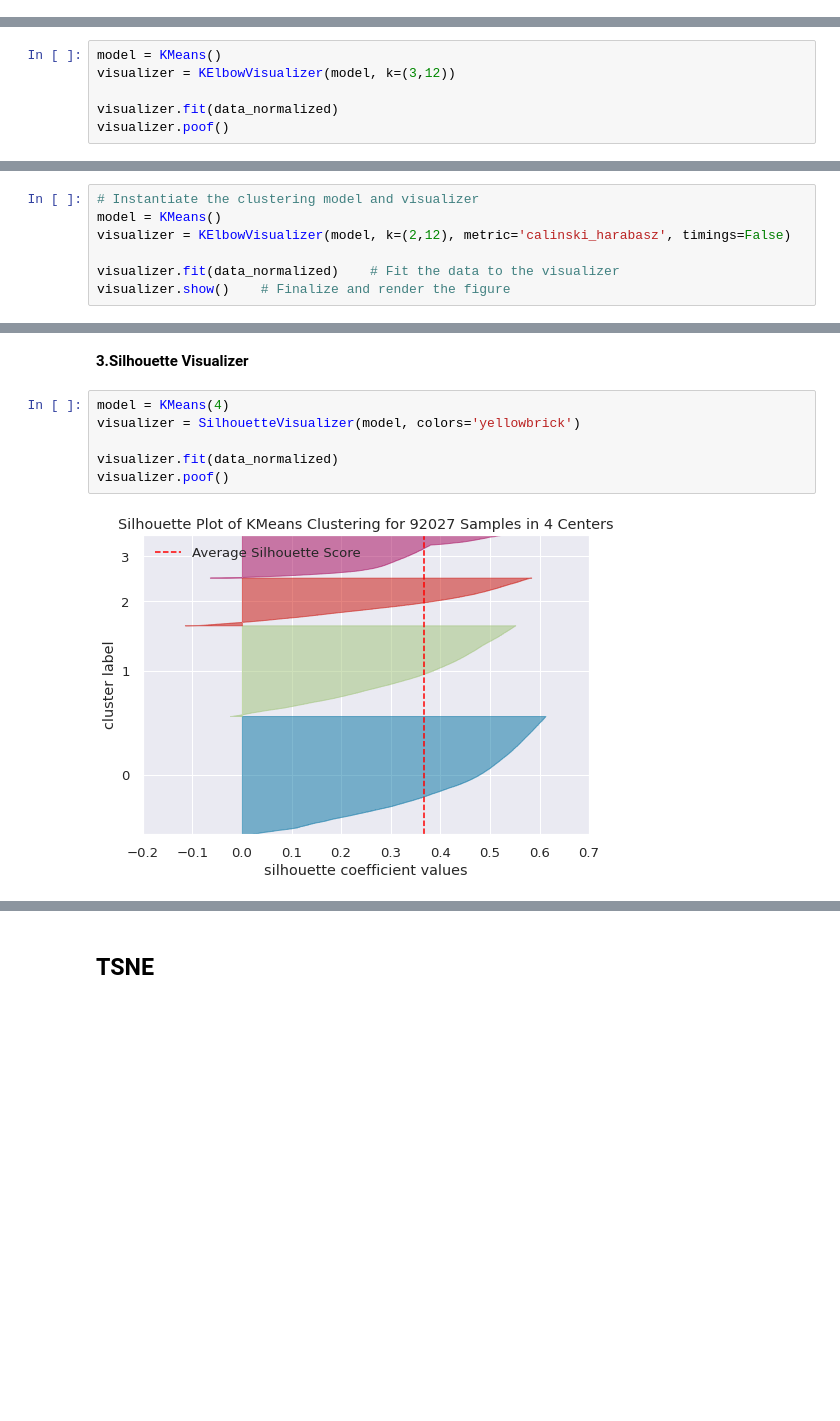
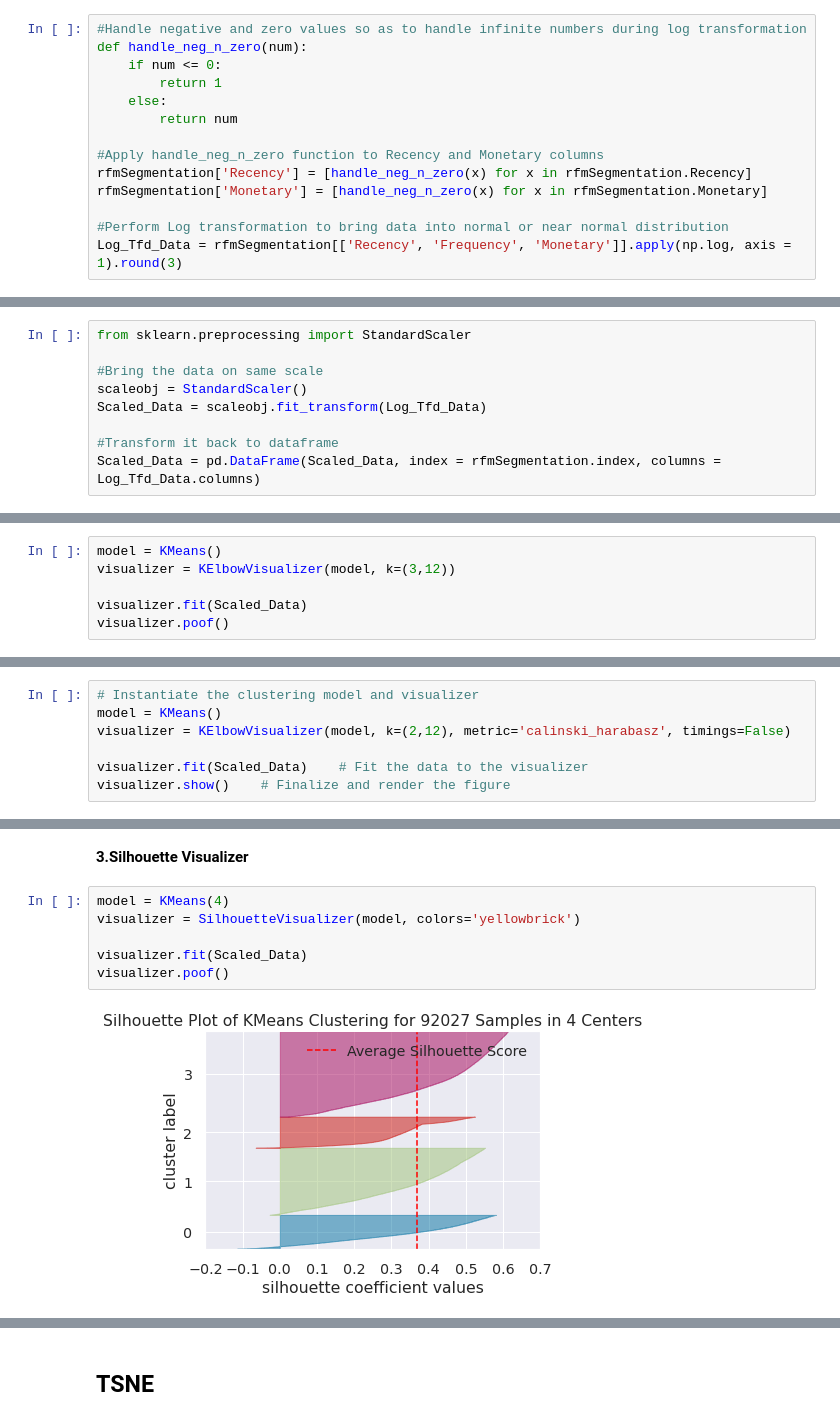
Before and after one commit to Azimoj/Brazilian-E-Commerce, a Jupyter notebook: POLIST_02_notebookessais.ipynb, the cells around one changed output, grey strips where cells are left out. Cells and saved outputs as stored; diff of their text form; blank space fills up the shorter version.

```diff
--- a/POLIST_02_notebookessais.ipynb
+++ b/POLIST_02_notebookessais.ipynb
@@ -459,0 +420,14 @@ data_normalized.head()
+# %%
+#Handle negative and zero values so as to handle infinite numbers during log transformation
+def handle_neg_n_zero(num):
+    if num <= 0:
+        return 1
+    else:
+        return num
+
+#Apply handle_neg_n_zero function to Recency and Monetary columns
+rfmSegmentation['Recency'] = [handle_neg_n_zero(x) for x in rfmSegmentation.Recency]
+rfmSegmentation['Monetary'] = [handle_neg_n_zero(x) for x in rfmSegmentation.Monetary]
+
+#Perform Log transformation to bring data into normal or near normal distribution
+Log_Tfd_Data = rfmSegmentation[['Recency', 'Frequency', 'Monetary']].apply(np.log, axis = 1).round(3)
@@ -459,0 +452,9 @@ data_normalized.head()
+# %%
+from sklearn.preprocessing import StandardScaler
+
+#Bring the data on same scale
+scaleobj = StandardScaler()
+Scaled_Data = scaleobj.fit_transform(Log_Tfd_Data)
+
+#Transform it back to dataframe
+Scaled_Data = pd.DataFrame(Scaled_Data, index = rfmSegmentation.index, columns = Log_Tfd_Data.columns)
@@ -511,6 +506,6 @@ from sklearn.datasets import make_blobs
 model = KMeans()
 visualizer = KElbowVisualizer(model, k=(3,12))
 
-visualizer.fit(data_normalized)
+visualizer.fit(Scaled_Data)
 visualizer.poof()
 # %% [output]
@@ -523,6 +518,6 @@ visualizer.poof()
 model = KMeans()
 visualizer = KElbowVisualizer(model, k=(2,12), metric='calinski_harabasz', timings=False)
 
-visualizer.fit(data_normalized)    # Fit the data to the visualizer
+visualizer.fit(Scaled_Data)    # Fit the data to the visualizer
 visualizer.show()    # Finalize and render the figure
 # %% [output]
@@ -533,11 +528,11 @@ visualizer.show()    # Finalize and render the figure
 # %%
 model = KMeans(4)
 visualizer = SilhouetteVisualizer(model, colors='yellowbrick')
 
-visualizer.fit(data_normalized)
+visualizer.fit(Scaled_Data)
 visualizer.poof()
 # %% [output]
-[figure, old version]
+[figure, new version]
 <matplotlib.axes._subplots.AxesSubplot at 0x...>
 # %%
 model = KMeans(5)
```
Also changed, not shown: parts of 100 cells of this notebook.
